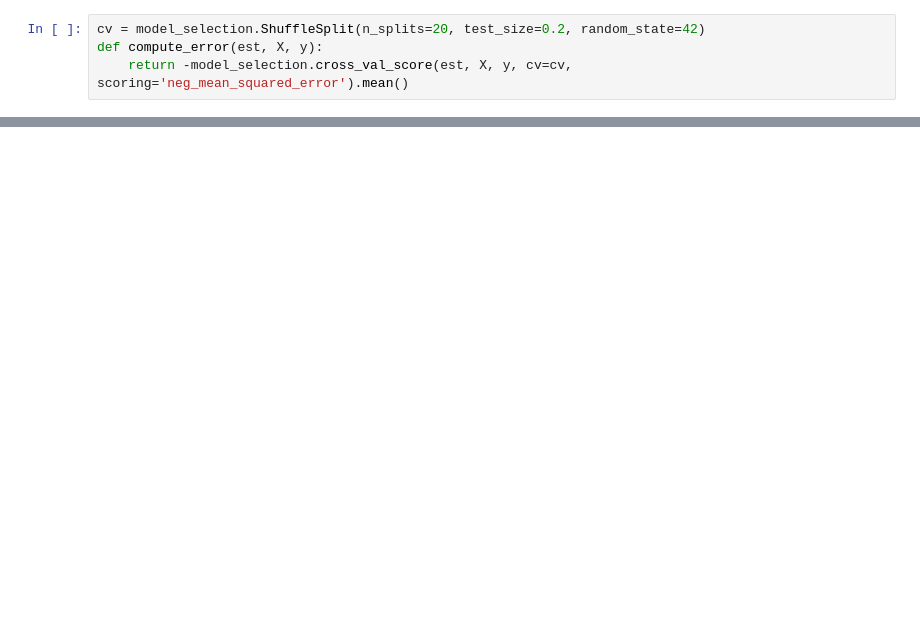
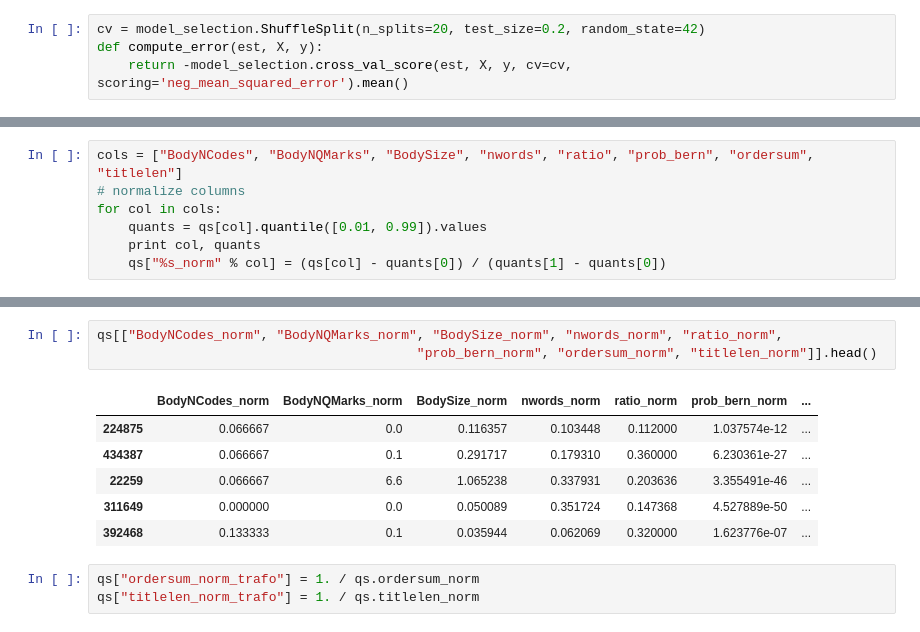
Before and after one commit to AkagiShigeru/incubator-overflow, a Jupyter notebook: stackoverflow-nlp-new.ipynb, the cells around one changed output, grey strips where cells are left out. Cells and saved outputs as stored; diff of their text form; blank space fills up the shorter version.

```diff
--- a/stackoverflow-nlp-new.ipynb
+++ b/stackoverflow-nlp-new.ipynb
@@ -317,0 +342,7 @@ plt.plot(qs08.probs, qs08.AnswerCount, "k.")
+# %%
+cols = ["BodyNCodes", "BodyNQMarks", "BodySize", "nwords", "ratio", "prob_bern", "ordersum", "titlelen"]
+# normalize columns
+for col in cols:
+    quants = qs[col].quantile([0.01, 0.99]).values
+    print col, quants
+    qs["%s_norm" % col] = (qs[col] - quants[0]) / (quants[1] - quants[0])
@@ -317,0 +358,13 @@ plt.plot(qs08.probs, qs08.AnswerCount, "k.")
+# %%
+qs[["BodyNCodes_norm", "BodyNQMarks_norm", "BodySize_norm", "nwords_norm", "ratio_norm",
+                                         "prob_bern_norm", "ordersum_norm", "titlelen_norm"]].head()
+# %% [output]
+|  | BodyNCodes_norm | BodyNQMarks_norm | BodySize_norm | nwords_norm | ratio_norm | prob_bern_norm | ... |
+| 224875 | 0.066667 | 0.0 | 0.116357 | 0.103448 | 0.112000 | 1.037574e-12 | ... |
+| 434387 | 0.066667 | 0.1 | 0.291717 | 0.179310 | 0.360000 | 6.230361e-27 | ... |
+| 22259 | 0.066667 | 6.6 | 1.065238 | 0.337931 | 0.203636 | 3.355491e-46 | ... |
+| 311649 | 0.000000 | 0.0 | 0.050089 | 0.351724 | 0.147368 | 4.527889e-50 | ... |
+| 392468 | 0.133333 | 0.1 | 0.035944 | 0.062069 | 0.320000 | 1.623776e-07 | ... |
+# %%
+qs["ordersum_norm_trafo"] = 1. / qs.ordersum_norm
+qs["titlelen_norm_trafo"] = 1. / qs.titlelen_norm
```
Also changed, not shown: parts of 20 cells of this notebook.
